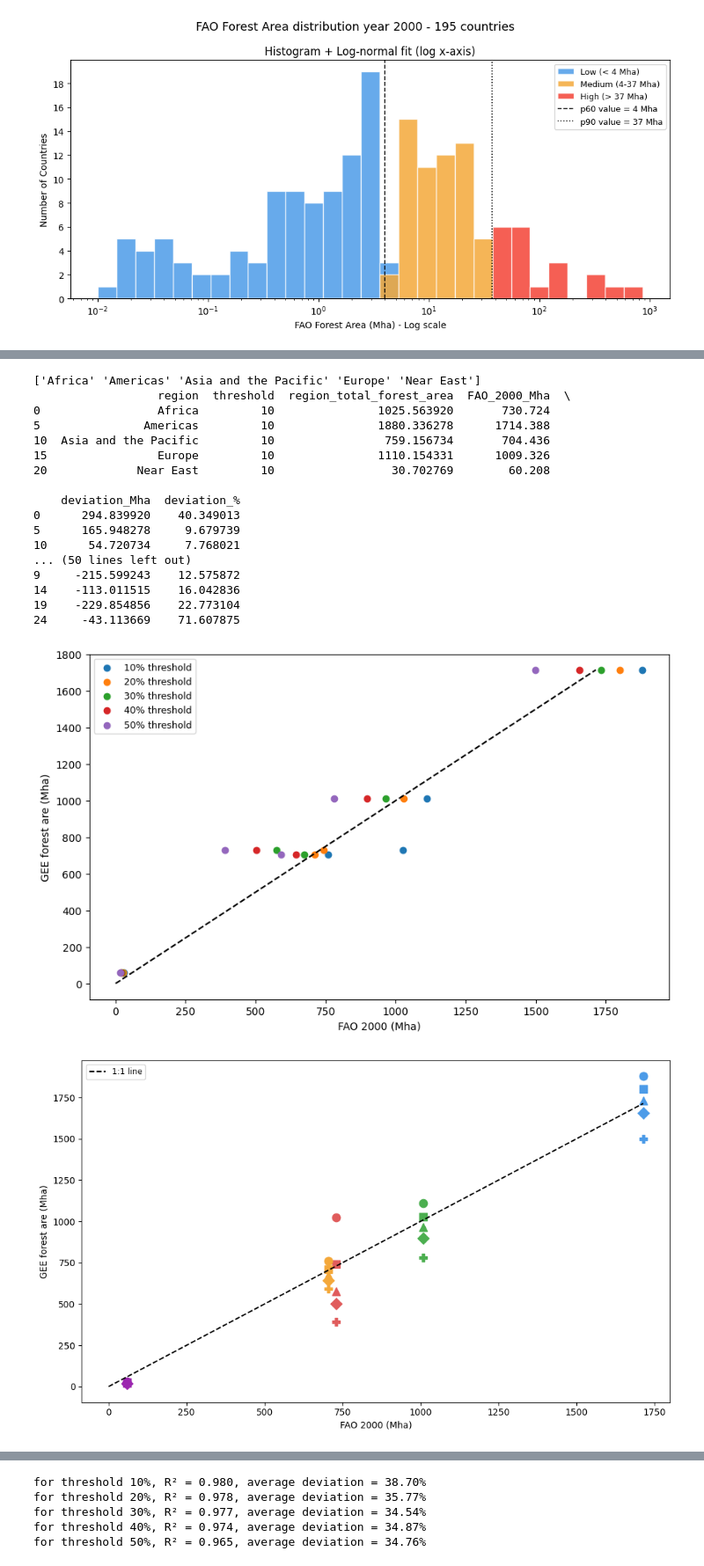
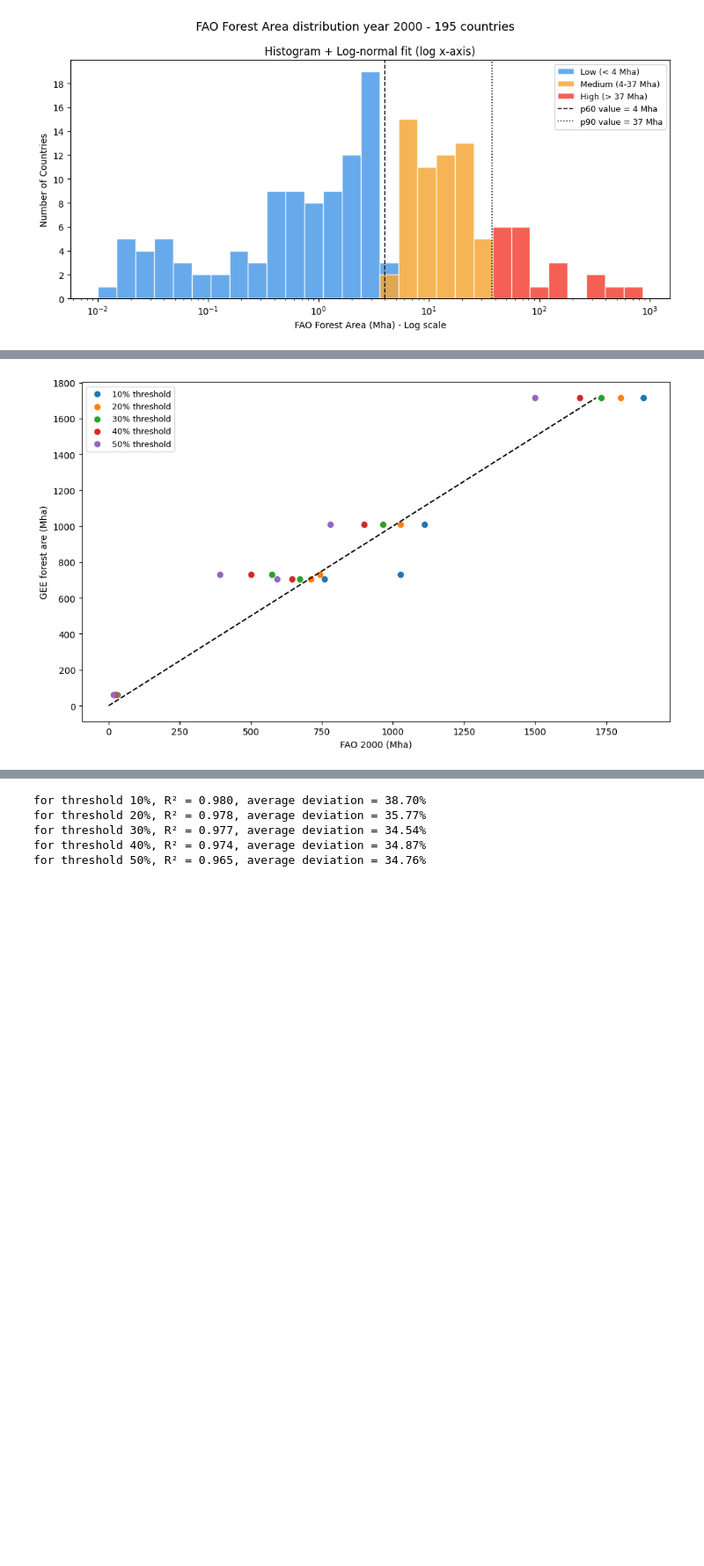
Before and after one commit to MElsdk-lab/Biochar_forest_estimation, a Jupyter notebook: Notebook_2_Forest_Area_Analysis.ipynb, the cells around one changed output, grey strips where cells are left out. Shown at 88% size. Drawn from its saved outputs; the diff is of its cells as text; code cells hidden in the pictures; blank space fills up the shorter version.

```diff
--- a/Notebook_2_Forest_Area_Analysis.ipynb
+++ b/Notebook_2_Forest_Area_Analysis.ipynb
@@ -31,6 +31,7 @@ if not os.path.exists('/content/Biochar_forest_estimation'):
 !git reset --hard origin/main
 
 DATA_folder = '/content/Biochar_forest_estimation/data/'
+FIGURE_folder = '/content/Biochar_forest_estimation/figures'
 
 print('✅ Ready')
 # %% [output]
@@ -302,6 +328,7 @@ print(f'Countries remaining: {len(FAO_forest_area_country_2000_bins)}')
 95% of countries have less than 70.9 Mha of forest
 Countries remaining: 195
 # %%
+# ── CELL 9: Plot FAO Forest Area Distribution ───────────────────────────
 
 fig, ax = plt.subplots(figsize=(10, 5))
 
@@ -323,7 +350,7 @@ for bin_label, bin_color in colors.items():
 
     ax.hist(subset,
             bins= np.logspace(np.log10(0.01), np.log10(x_values.max() + 50),30),
-            color = bin_color, edgecolor='white', alpha=0.85, label=bin_label, density=False)
+            color = bin_color, edgecolor='white', alpha=0.85, label=bin_label)
 
 
 # Log-normal curve
@@ -356,6 +383,7 @@ lines1, labels1 = ax.get_legend_handles_labels()
 
 
 plt.tight_layout()
+plt.savefig(FIGURE_folder + '/forest_area_frequency_bins.svg', dpi=300, bbox_inches='tight')
 plt.show()
 # %% [output]
 [figure]
@@ -464,9 +496,9 @@ print(gee_fao_stats_df)
 # %%
+# ── CELL 11: Plot GEE vs FAO by Region ───────────────────────────
 #from figures try to extact the best threshold
 
 nb_region = gee_fao_comparison_region['region'].nunique()
 regions = gee_fao_comparison_region['region'].unique()
-print(gee_fao_comparison_region['region'].unique())
 
 region_colors = {
     'Africa': '#E05C5C',
@@ -476,78 +508,38 @@ region_colors = {
     'Near East': '#9C27B0'
 }
 
 threshold_markers = {
     10: 'o',   # circle
     20: 's',   # square
     30: '^',   # triangle
     40: 'D',   # diamond
     50: 'P'    # plus
 }
 
 fig, ax = plt.subplots(figsize=(10, 6))
 
+
 for threshold in country_thresholds:
   df = gee_fao_comparison_region[gee_fao_comparison_region['threshold'] == threshold]
   x_values = df['region_total_forest_area']
   y_values = df['FAO_2000_Mha']
   ax.scatter(x_values, y_values, label=f'{threshold}% threshold')
-  print(df)
+  slope, intercept, r_value, p_value, std_err = stats.linregress(x_values, y_values)
+
+
+
 
 ax.set_xlabel('FAO 2000 (Mha)')
 ax.set_ylabel('GEE forest are (Mha)')
 ax.legend(fontsize = 9)
 ax.yaxis.set_major_locator(plt.MaxNLocator(integer=True))
 match_max=max(gee_fao_comparison_region['FAO_2000_Mha'])
 
 ax.plot([0, match_max], [0,match_max], linestyle = '--', color = 'black')
 
 #show the plot
+plt.tight_layout()
+plt.savefig(FIGURE_folder + '/gee_fao_regions_threshold_basic.svg', dpi=300, bbox_inches='tight')
 plt.show()
-
-
-fig, ax = plt.subplots(figsize=(10, 6))
-
-for region in regions:
-    for threshold in country_thresholds:
-        df = gee_fao_comparison_region[
-            (gee_fao_comparison_region['region'] == region) &
-            (gee_fao_comparison_region['threshold'] == threshold)
-        ]
-        ax.scatter(df['FAO_2000_Mha'], df['region_total_forest_area'],
-                   color=region_colors[region],
-                   marker=threshold_markers[threshold],
-                   s=80)
-
-match_max = max(gee_fao_comparison_region['FAO_2000_Mha'])
-ax.plot([0, match_max], [0, match_max], linestyle='--', color='black', label='1:1 line')
-ax.set_xlabel('FAO 2000 (Mha)')
-ax.set_ylabel('GEE forest area (Mha)')
-ax.yaxis.set_major_locator(plt.MaxNLocator(integer=True))
-ax.set_xlabel('FAO 2000 (Mha)')
-ax.set_ylabel('GEE forest are (Mha)')
-ax.legend(fontsize = 9)
-ax.yaxis.set_major_locator(plt.MaxNLocator(integer=True))
-match_max=max(gee_fao_comparison_region['FAO_2000_Mha'])
-
-plt.tight_layout()
-plt.show()
 # %% [output]
-['Africa' 'Americas' 'Asia and the Pacific' 'Europe' 'Near East']
-                  region  threshold  region_total_forest_area  FAO_2000_Mha  \
-0                 Africa         10               1025.563920       730.724
-5               Americas         10               1880.336278      1714.388
-10  Asia and the Pacific         10                759.156734       704.436
-15                Europe         10               1110.154331      1009.326
-20             Near East         10                 30.702769        60.208
-
-    deviation_Mha  deviation_%
-0      294.839920    40.349013
-5      165.948278     9.679739
-10      54.720734     7.768021
-... (50 lines left out)
-9     -215.599243    12.575872
-14    -113.011515    16.042836
-19    -229.854856    22.773104
-24     -43.113669    71.607875
-[figure, old version]
+[figure, new version]
-[figure, removed]
```
Also changed, not shown: parts of 12 cells of this notebook.
